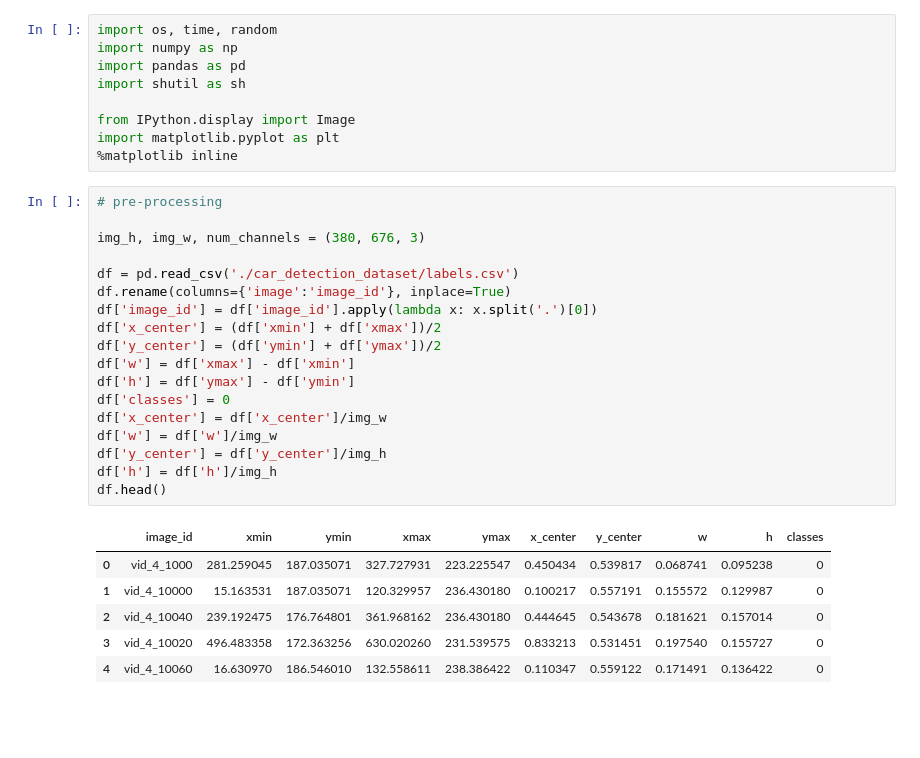
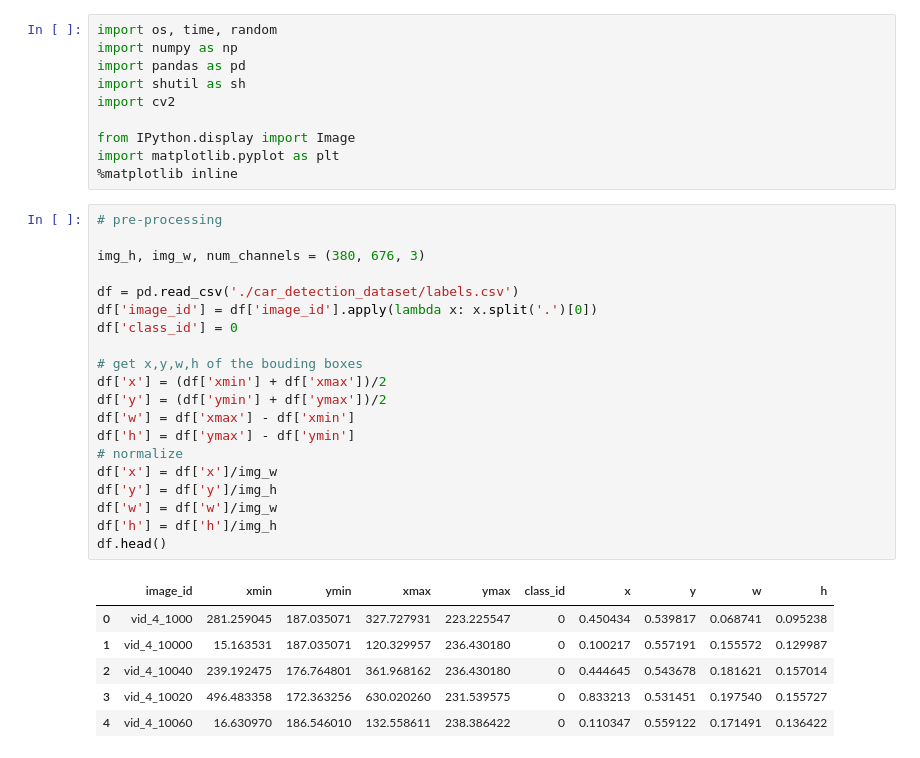
Before and after one commit to junbo-huang/CSC2503-project, a Jupyter notebook: demo.ipynb, the cells around one changed output. Cells and saved outputs as stored; diff of their text form; blank space fills up the shorter version.

```diff
--- a/demo.ipynb
+++ b/demo.ipynb
@@ -3,6 +3,7 @@ import os, time, random
 import numpy as np
 import pandas as pd
 import shutil as sh
+import cv2
 
 from IPython.display import Image
 import matplotlib.pyplot as plt
@@ -10,25 +11,27 @@ import matplotlib.pyplot as plt
 # %%
 # pre-processing
 
 img_h, img_w, num_channels = (380, 676, 3)
 
 df = pd.read_csv('./car_detection_dataset/labels.csv')
-df.rename(columns={'image':'image_id'}, inplace=True)
 df['image_id'] = df['image_id'].apply(lambda x: x.split('.')[0])
-df['x_center'] = (df['xmin'] + df['xmax'])/2
-df['y_center'] = (df['ymin'] + df['ymax'])/2
+df['class_id'] = 0
+
+# get x,y,w,h of the bouding boxes
+df['x'] = (df['xmin'] + df['xmax'])/2
+df['y'] = (df['ymin'] + df['ymax'])/2
 df['w'] = df['xmax'] - df['xmin']
 df['h'] = df['ymax'] - df['ymin']
-df['classes'] = 0
-df['x_center'] = df['x_center']/img_w
+# normalize
+df['x'] = df['x']/img_w
+df['y'] = df['y']/img_h
 df['w'] = df['w']/img_w
-df['y_center'] = df['y_center']/img_h
 df['h'] = df['h']/img_h
 df.head()
 # %% [output]
-|  | image_id | xmin | ymin | xmax | ymax | x_center | y_center | w | h | classes |
-| 0 | vid_4_1000 | 281.259045 | 187.035071 | 327.727931 | 223.225547 | 0.450434 | 0.539817 | 0.068741 | 0.095238 | 0 |
-| 1 | vid_4_10000 | 15.163531 | 187.035071 | 120.329957 | 236.430180 | 0.100217 | 0.557191 | 0.155572 | 0.129987 | 0 |
-| 2 | vid_4_10040 | 239.192475 | 176.764801 | 361.968162 | 236.430180 | 0.444645 | 0.543678 | 0.181621 | 0.157014 | 0 |
-| 3 | vid_4_10020 | 496.483358 | 172.363256 | 630.020260 | 231.539575 | 0.833213 | 0.531451 | 0.197540 | 0.155727 | 0 |
-| 4 | vid_4_10060 | 16.630970 | 186.546010 | 132.558611 | 238.386422 | 0.110347 | 0.559122 | 0.171491 | 0.136422 | 0 |
+|  | image_id | xmin | ymin | xmax | ymax | class_id | x | y | w | h |
+| 0 | vid_4_1000 | 281.259045 | 187.035071 | 327.727931 | 223.225547 | 0 | 0.450434 | 0.539817 | 0.068741 | 0.095238 |
+| 1 | vid_4_10000 | 15.163531 | 187.035071 | 120.329957 | 236.430180 | 0 | 0.100217 | 0.557191 | 0.155572 | 0.129987 |
+| 2 | vid_4_10040 | 239.192475 | 176.764801 | 361.968162 | 236.430180 | 0 | 0.444645 | 0.543678 | 0.181621 | 0.157014 |
+| 3 | vid_4_10020 | 496.483358 | 172.363256 | 630.020260 | 231.539575 | 0 | 0.833213 | 0.531451 | 0.197540 | 0.155727 |
+| 4 | vid_4_10060 | 16.630970 | 186.546010 | 132.558611 | 238.386422 | 0 | 0.110347 | 0.559122 | 0.171491 | 0.136422 |
```
Also changed, not shown: parts of 6 cells of this notebook, 1 other file.
